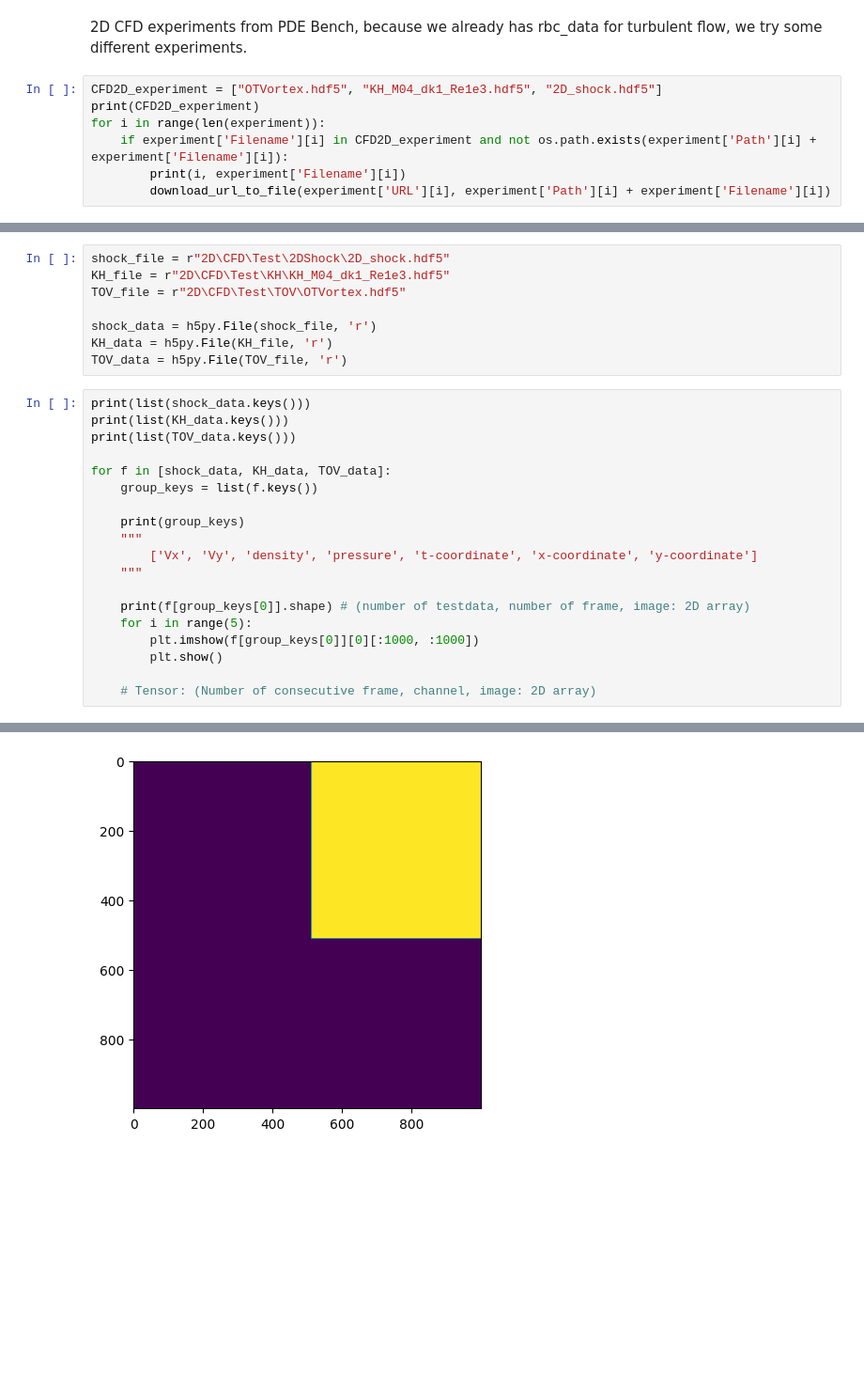
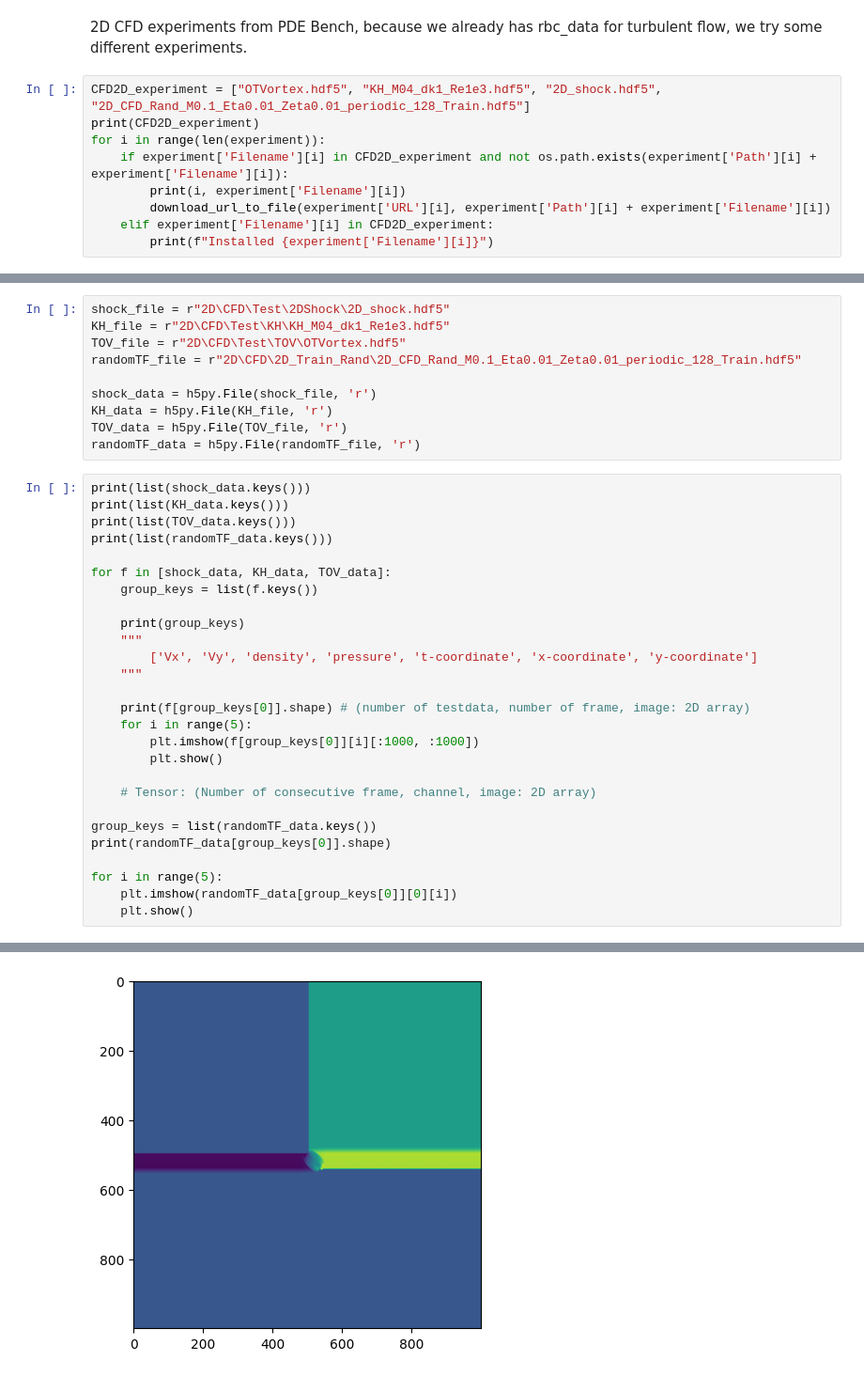
Before and after one commit to Combi2k2/MG-Turbulent-Flow, a Jupyter notebook: utils/dataset/datadownload.ipynb, the cells around one changed output, grey strips where cells are left out. Shown at 94% size. Cells and saved outputs as stored; diff of their text form; blank space fills up the shorter version.

Commit message:
Added an experiment and debug

```diff
--- a/utils/dataset/datadownload.ipynb
+++ b/utils/dataset/datadownload.ipynb
@@ -77,10 +74,12 @@ for f in [ns_data]:
 # %% [markdown]
 2D CFD experiments from PDE Bench, because we already has rbc_data for turbulent flow, we try some different experiments.
 # %%
-CFD2D_experiment = ["OTVortex.hdf5", "KH_M04_dk1_Re1e3.hdf5", "2D_shock.hdf5"]
+CFD2D_experiment = ["OTVortex.hdf5", "KH_M04_dk1_Re1e3.hdf5", "2D_shock.hdf5", "2D_CFD_Rand_M0.1_Eta0.01_Zeta0.01_periodic_128_Train.hdf5"]
 print(CFD2D_experiment)
 for i in range(len(experiment)):
     if experiment['Filename'][i] in CFD2D_experiment and not os.path.exists(experiment['Path'][i] + experiment['Filename'][i]):
         print(i, experiment['Filename'][i])
         download_url_to_file(experiment['URL'][i], experiment['Path'][i] + experiment['Filename'][i])
+    elif experiment['Filename'][i] in CFD2D_experiment:
+        print(f"Installed {experiment['Filename'][i]}")
 # %% [output]
@@ -92,14 +92,17 @@ for i in range(len(experiment)):
 shock_file = r"2D\CFD\Test\2DShock\2D_shock.hdf5"
 KH_file = r"2D\CFD\Test\KH\KH_M04_dk1_Re1e3.hdf5"
 TOV_file = r"2D\CFD\Test\TOV\OTVortex.hdf5"
+randomTF_file = r"2D\CFD\2D_Train_Rand\2D_CFD_Rand_M0.1_Eta0.01_Zeta0.01_periodic_128_Train.hdf5"
 
 shock_data = h5py.File(shock_file, 'r')
 KH_data = h5py.File(KH_file, 'r')
 TOV_data = h5py.File(TOV_file, 'r')
+randomTF_data = h5py.File(randomTF_file, 'r')
 # %%
 print(list(shock_data.keys()))
 print(list(KH_data.keys()))
 print(list(TOV_data.keys()))
+print(list(randomTF_data.keys()))
 
 for f in [shock_data, KH_data, TOV_data]:
     group_keys = list(f.keys())
@@ -111,8 +114,15 @@ for f in [shock_data, KH_data, TOV_data]:
 
     print(f[group_keys[0]].shape) # (number of testdata, number of frame, image: 2D array)
     for i in range(5):
-        plt.imshow(f[group_keys[0]][0][:1000, :1000])
+        plt.imshow(f[group_keys[0]][i][:1000, :1000])
         plt.show()
 
     # Tensor: (Number of consecutive frame, channel, image: 2D array)
+
+group_keys = list(randomTF_data.keys())
+print(randomTF_data[group_keys[0]].shape)
+
+for i in range(5):
+    plt.imshow(randomTF_data[group_keys[0]][0][i])
+    plt.show()
 # %% [output]
@@ -119,7 +130,7 @@ for f in [shock_data, KH_data, TOV_data]:
 ['Vx', 'Vy', 'density', 'pressure', 't-coordinate', 'x-coordinate', 'y-coordinate']
 ['Vx', 'Vy', 'density', 'pressure', 't-coordinate', 'x-coordinate', 'y-coordinate']
 ['Vx', 'Vy', 'density', 'pressure', 't-coordinate', 'x-coordinate', 'y-coordinate']
 ['Vx', 'Vy', 'density', 'pressure', 't-coordinate', 'x-coordinate', 'y-coordinate']
 (101, 1024, 1024)
 [figure]
-[figure, old version]
+[figure, new version]
```
Also changed, not shown: parts of 3 cells of this notebook.
